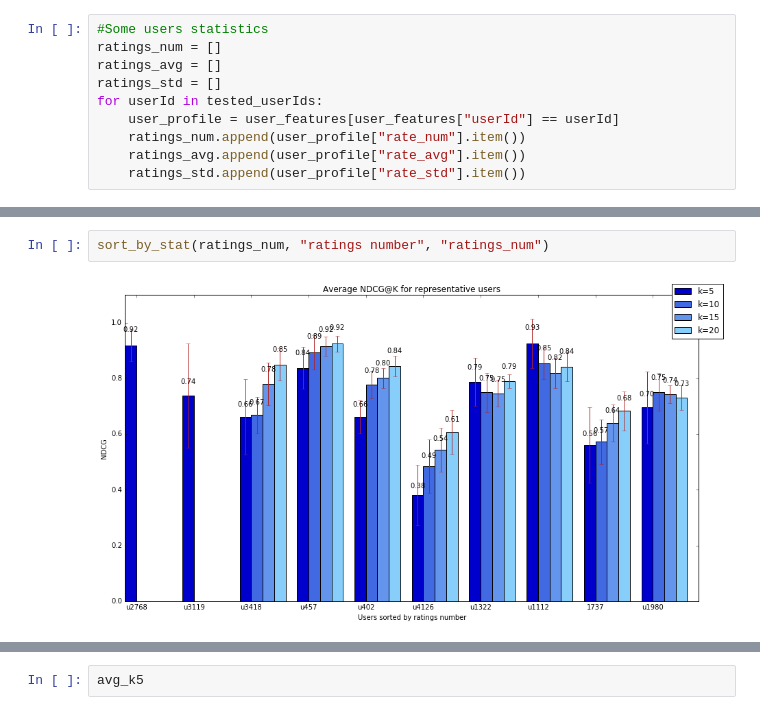
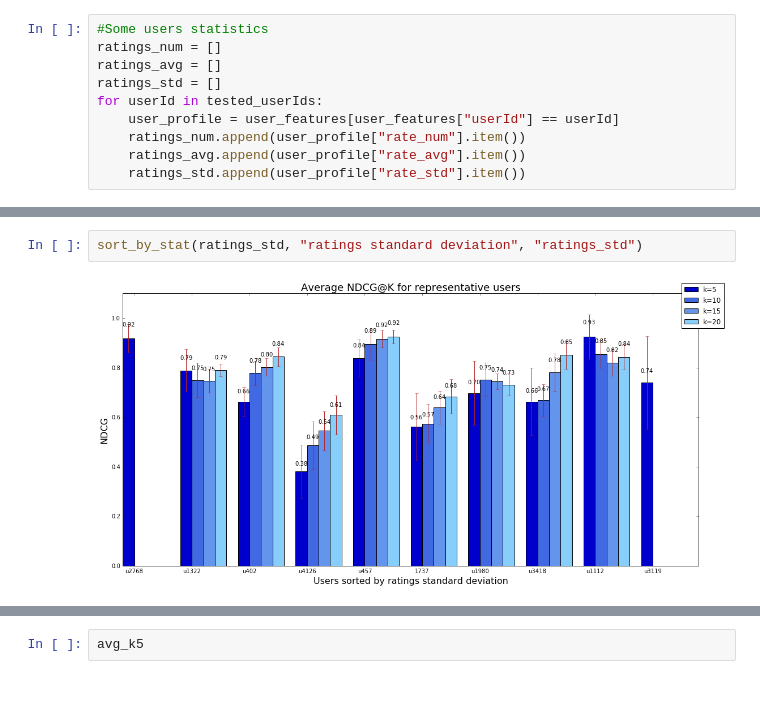
Before and after one commit to anatef/COS424_project, a Jupyter notebook: ranked_movie_list.ipynb, the cells around one changed output, grey strips where cells are left out. Saved outputs shown, nothing was run; the diff lists cells and outputs as text.

Commit message:
Bigger titles to NDCG figures

```diff
--- a/ranked_movie_list.ipynb
+++ b/ranked_movie_list.ipynb
@@ -291,8 +291,8 @@ stats_df
 | 0 | 237.000000 | 80.000000 | 1260.000000 | 284.000000 | 358.000000 | 211.000000 | 679.000000 | 90.000000 | 775.000000 | 384.000000 |
 | 1 | 3.713080 | 4.037500 | 3.482540 | 3.591549 | 3.513966 | 3.791469 | 3.441826 | 3.377778 | 3.410323 | 4.117188 |
 | 2 | 0.905887 | 0.797555 | 1.026094 | 0.873353 | 0.902248 | 1.221499 | 1.240844 | 1.269976 | 0.984733 | 0.803194 |
-# %%
-sort_by_stat(ratings_num, "ratings number", "ratings_num")
-# %% [output]
-[figure, removed]
+# %%
+sort_by_stat(ratings_std, "ratings standard deviation", "ratings_std")
+# %% [output]
+[figure, added]
 # %%
```
Also changed, not shown: parts of 2 cells of this notebook, 3 other files.
